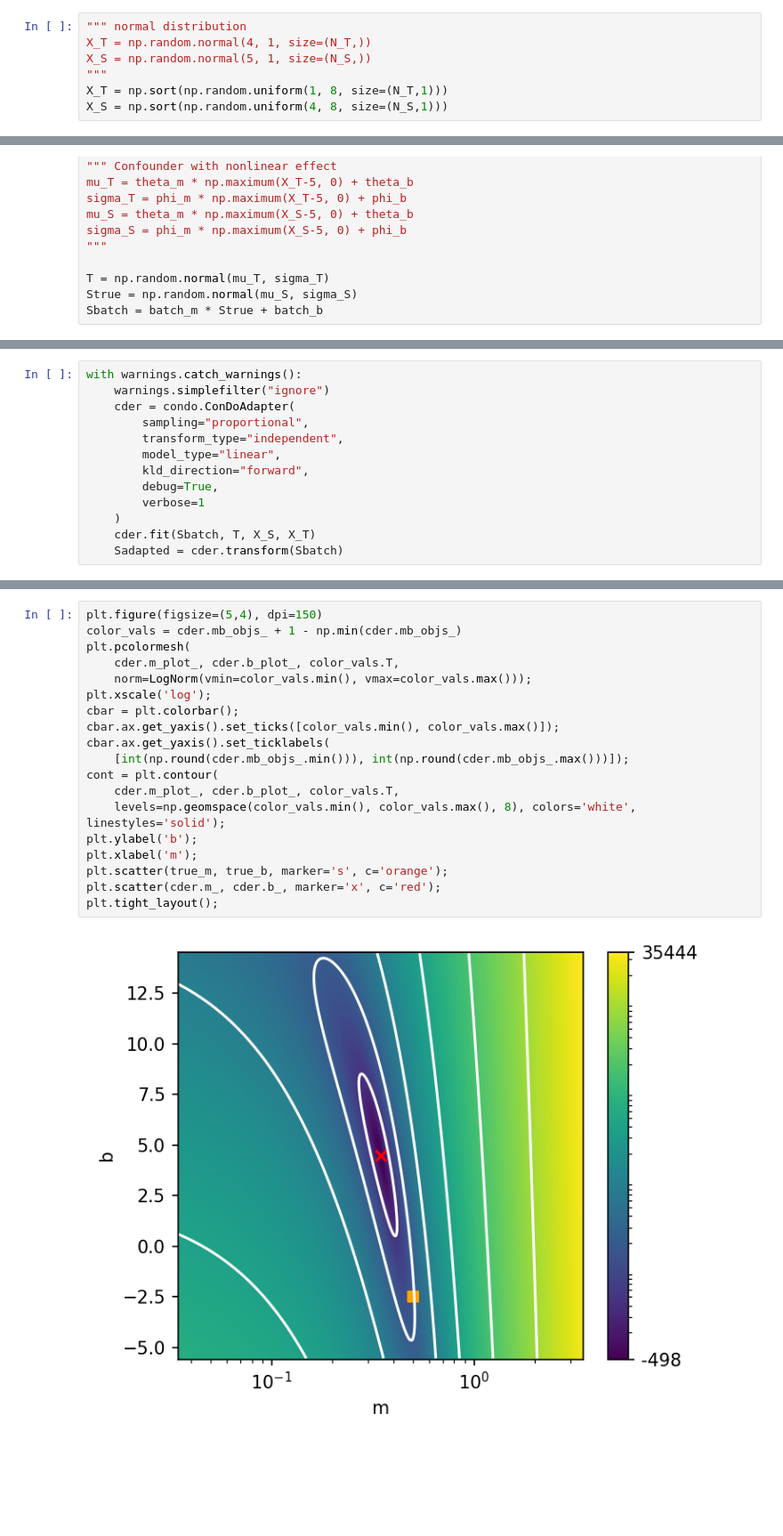
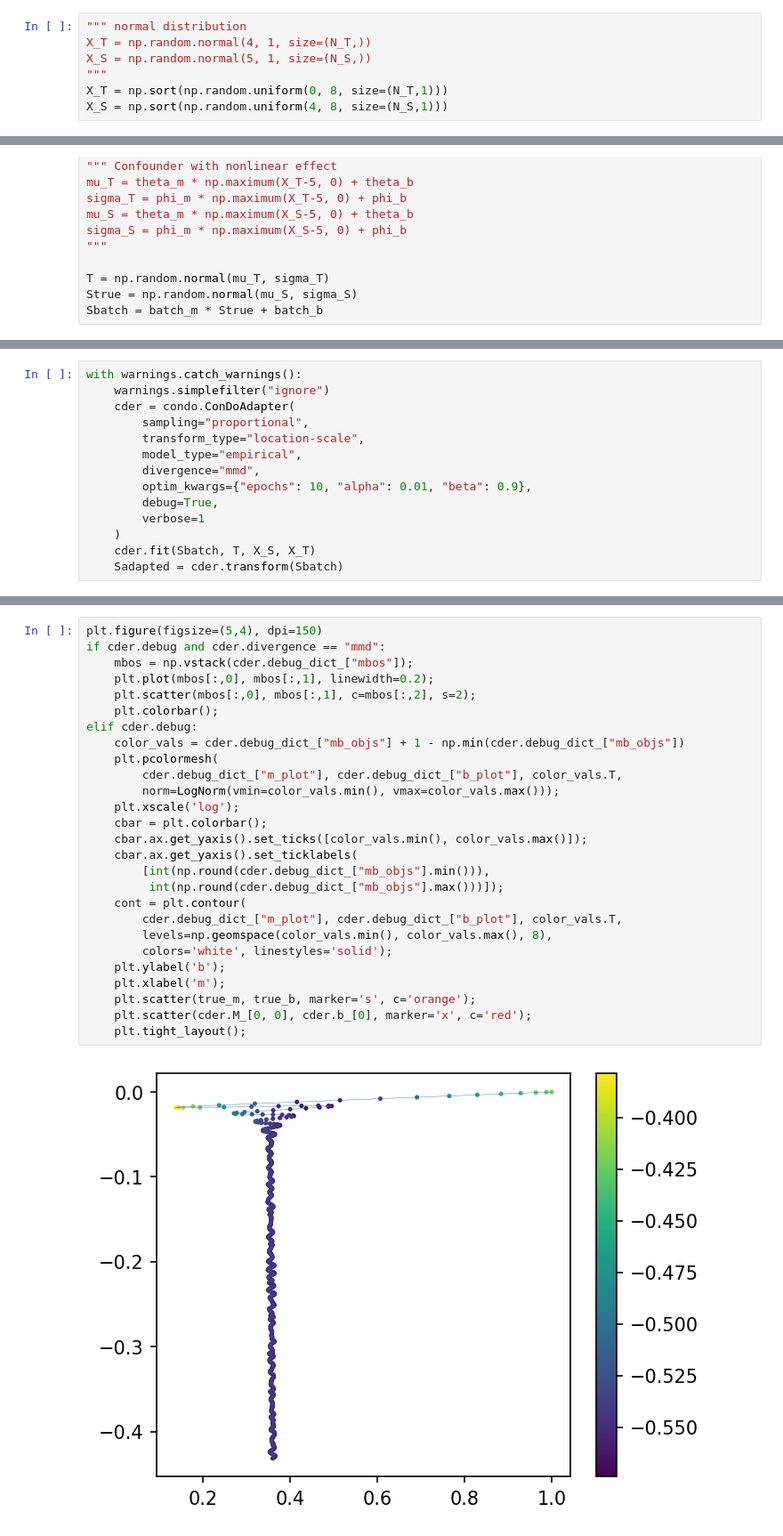
Before and after one commit to calvinmccarter/condo-adapter, a Jupyter notebook: examples/condo-continuous-confounder.ipynb, the cells around one changed output, grey strips where cells are left out. Shown at 89% size. Saved outputs shown, nothing was run; the diff lists cells and outputs as text; blank space fills up the shorter version.

Commit message:
condo-continuous-confounder.ipynb example- fix objective plotting

```diff
--- a/examples/condo-continuous-confounder.ipynb
+++ b/examples/condo-continuous-confounder.ipynb
@@ -28,7 +28,7 @@ true_b = -1 * batch_b / batch_m
 X_T = np.random.normal(4, 1, size=(N_T,))
 X_S = np.random.normal(5, 1, size=(N_S,))
 """
-X_T = np.sort(np.random.uniform(1, 8, size=(N_T,1)))
+X_T = np.sort(np.random.uniform(0, 8, size=(N_T,1)))
 X_S = np.sort(np.random.uniform(4, 8, size=(N_S,1)))
 # %%
 mu_T = theta_m * X_T + theta_b
@@ -58,9 +58,10 @@ with warnings.catch_warnings():
     warnings.simplefilter("ignore")
     cder = condo.ConDoAdapter(
         sampling="proportional",
-        transform_type="independent",
-        model_type="linear",
-        kld_direction="forward",
+        transform_type="location-scale",
+        model_type="empirical",
+        divergence="mmd",
+        optim_kwargs={"epochs": 10, "alpha": 0.01, "beta": 0.9},
         debug=True,
         verbose=1
     )
@@ -98,22 +107,30 @@ print(true_m, true_b)
 0.5 -2.5
 # %%
 plt.figure(figsize=(5,4), dpi=150)
-color_vals = cder.mb_objs_ + 1 - np.min(cder.mb_objs_)
-plt.pcolormesh(
-    cder.m_plot_, cder.b_plot_, color_vals.T,
-    norm=LogNorm(vmin=color_vals.min(), vmax=color_vals.max()));
-plt.xscale('log');
-cbar = plt.colorbar();
-cbar.ax.get_yaxis().set_ticks([color_vals.min(), color_vals.max()]);
-cbar.ax.get_yaxis().set_ticklabels(
-    [int(np.round(cder.mb_objs_.min())), int(np.round(cder.mb_objs_.max()))]);
-cont = plt.contour(
-    cder.m_plot_, cder.b_plot_, color_vals.T,
-    levels=np.geomspace(color_vals.min(), color_vals.max(), 8), colors='white', linestyles='solid');
-plt.ylabel('b');
-plt.xlabel('m');
-plt.scatter(true_m, true_b, marker='s', c='orange');
-plt.scatter(cder.m_, cder.b_, marker='x', c='red');
-plt.tight_layout();
+if cder.debug and cder.divergence == "mmd":
+    mbos = np.vstack(cder.debug_dict_["mbos"]);
+    plt.plot(mbos[:,0], mbos[:,1], linewidth=0.2);
+    plt.scatter(mbos[:,0], mbos[:,1], c=mbos[:,2], s=2);
+    plt.colorbar();
+elif cder.debug:
+    color_vals = cder.debug_dict_["mb_objs"] + 1 - np.min(cder.debug_dict_["mb_objs"])
+    plt.pcolormesh(
+        cder.debug_dict_["m_plot"], cder.debug_dict_["b_plot"], color_vals.T,
+        norm=LogNorm(vmin=color_vals.min(), vmax=color_vals.max()));
+    plt.xscale('log');
+    cbar = plt.colorbar();
+    cbar.ax.get_yaxis().set_ticks([color_vals.min(), color_vals.max()]);
+    cbar.ax.get_yaxis().set_ticklabels(
+        [int(np.round(cder.debug_dict_["mb_objs"].min())),
+         int(np.round(cder.debug_dict_["mb_objs"].max()))]);
+    cont = plt.contour(
+        cder.debug_dict_["m_plot"], cder.debug_dict_["b_plot"], color_vals.T,
+        levels=np.geomspace(color_vals.min(), color_vals.max(), 8),
+        colors='white', linestyles='solid');
+    plt.ylabel('b');
+    plt.xlabel('m');
+    plt.scatter(true_m, true_b, marker='s', c='orange');
+    plt.scatter(cder.M_[0, 0], cder.b_[0], marker='x', c='red');
+    plt.tight_layout();
 # %% [output]
-[figure, old version]
+[figure, new version]
```
Also changed, not shown: parts of 4 cells of this notebook.
